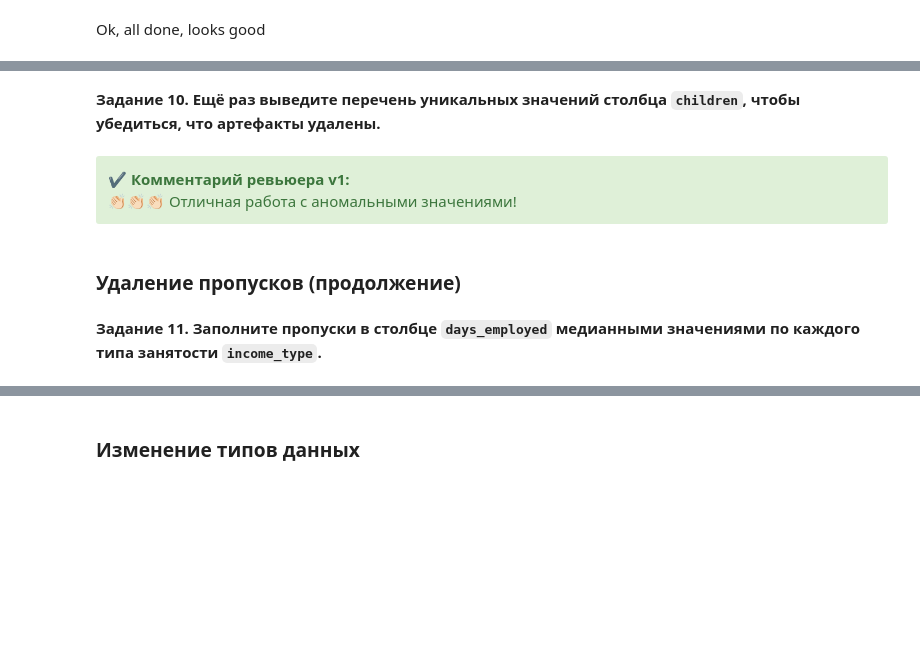
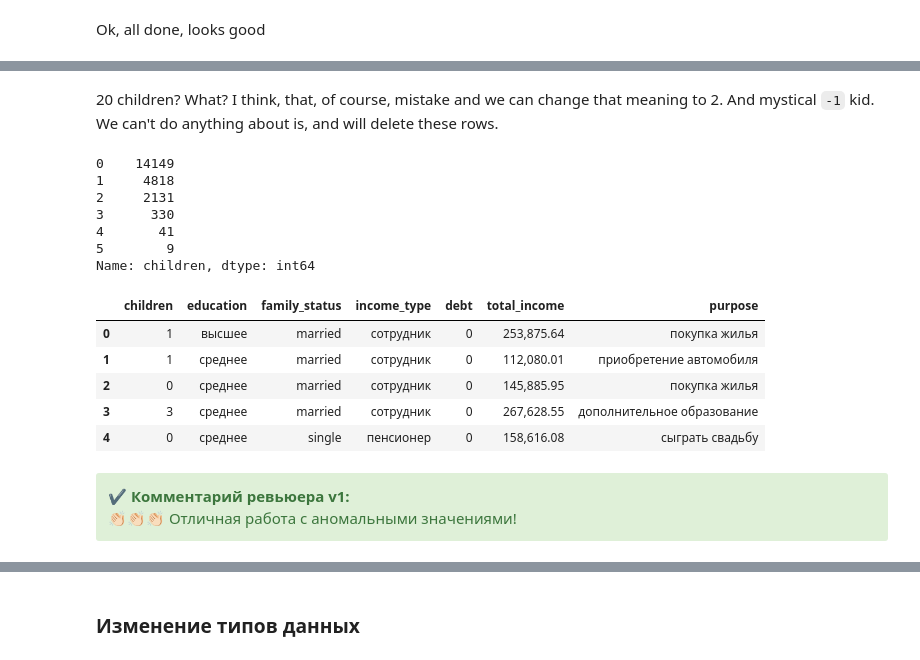
Before and after one commit to Orshanski/data_projects, a Jupyter notebook: Research on the reliability of debitors.ipynb, the cells around one changed output, grey strips where cells are left out. Cells and saved outputs as stored; diff of their text form; code cells hidden in the pictures; blank space fills up the shorter version.

Commit message:
Abnormal values

```diff
--- a/Research on the reliability of debitors.ipynb
+++ b/Research on the reliability of debitors.ipynb
@@ -240,0 +256,2 @@ display(data.groupby('income_type')['days_employed'].agg('median'))
+# %%
+data.drop(columns=['dob_years', 'education_id', 'family_status_id', 'gender'], axis=1, inplace=True)
@@ -245,7 +289,26 @@ data['children'].value_counts()
-# %%
-data = data[(data['children'] != -1) & (data['children'] != 20)]
-# %% [markdown]
-**Задание 10. Ещё раз выведите перечень уникальных значений столбца `children`, чтобы убедиться, что артефакты удалены.**
+# %% [markdown]
+20 children? What? I think, that, of course, mistake and we can change that meaning to 2. And mystical `-1` kid. We can't do anything about is, and will delete these rows.
+# %%
+data.loc[data['children'] == 20, 'children'] = 2
+# %%
+data = (data.loc[data['children'] != -1]).copy()
+# %%
+print(data.children.value_counts())
+data.head()
+# %% [output]
+0    14149
+1     4818
+2     2131
+3      330
+4       41
+5        9
+Name: children, dtype: int64
+|  | children | education | family_status | income_type | debt | total_income | purpose |
+| 0 | 1 | высшее | married | сотрудник | 0 | 253,875.64 | покупка жилья |
+| 1 | 1 | среднее | married | сотрудник | 0 | 112,080.01 | приобретение автомобиля |
+| 2 | 0 | среднее | married | сотрудник | 0 | 145,885.95 | покупка жилья |
+| 3 | 3 | среднее | married | сотрудник | 0 | 267,628.55 | дополнительное образование |
+| 4 | 0 | среднее | single | пенсионер | 0 | 158,616.08 | сыграть свадьбу |
 # %%
 data['children'].unique()
 # %% [markdown]
@@ -253,7 +316,3 @@ data['children'].unique()
 <b>✔️ Комментарий ревьюера v1:</b>
 <br>👏🏻👏🏻👏🏻 Отличная работа с аномальными значениями!
 </div>
-# %% [markdown]
-### Удаление пропусков (продолжение)
-# %% [markdown]
-**Задание 11. Заполните пропуски в столбце `days_employed` медианными значениями по каждого типа занятости `income_type`.**
```
Also changed, not shown: parts of 18 cells of this notebook.
